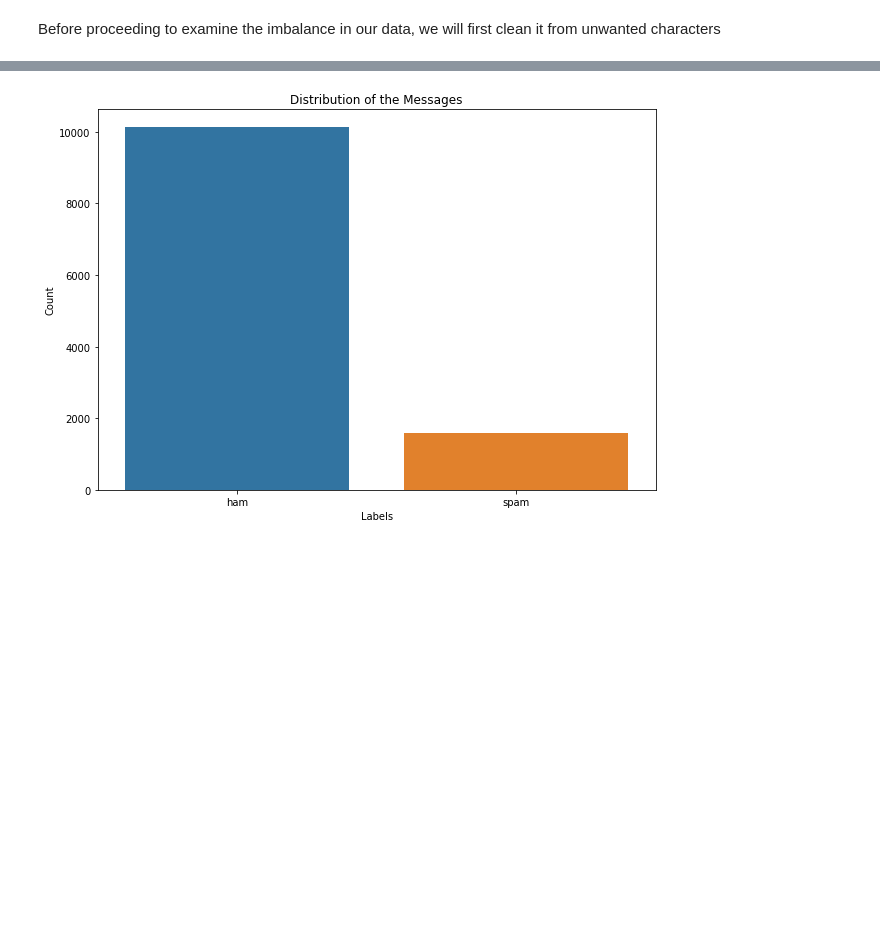
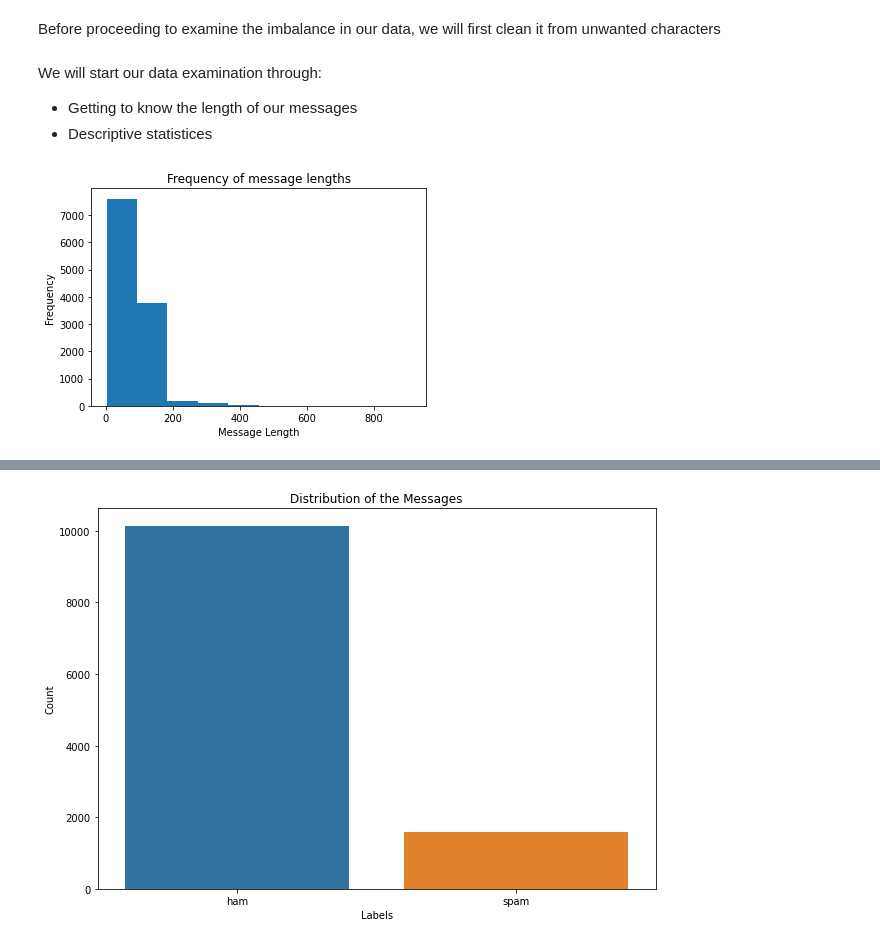
Before and after one commit to SWE-Ahmed/spam-ham-model, a Jupyter notebook: model/spam_ham_model.ipynb, the cells around one changed output, grey strips where cells are left out. Saved outputs shown, nothing was run; the diff lists cells and outputs as text; code cells hidden in the pictures; blank space fills up the shorter version.

```diff
--- a/model/spam_ham_model.ipynb
+++ b/model/spam_ham_model.ipynb
@@ -103,3 +103,23 @@ Before proceeding to examine the imbalance in our data, we will first clean it f
 for i in range(0,sms_big.shape[0]):
     message = re.sub(pattern='[^a-zA-Z]', repl=' ', string=sms_big.message.iloc[i])
     message = message.lower()
+# %% [markdown]
+We will start our data examination through:
+
+- Getting to know the length of our messages
+- Descriptive statistices
+# %%
+# finding the length of our messages
+message_lengths = []
+for row in range(0, len(sms_big)):
+    message_lengths.append(len(sms_big.message.iloc[row]))
+sms_big['length'] = message_lengths
+
+## plot the count plot to show how frequent long and short messages are in the data
+sms_big.length.plot.hist()
+
+plt.title("Frequency of message lengths")
+plt.xlabel("Message Length")
+plt.ylabel("Frequency");
+# %% [output]
+[figure, added]
```
Also changed, not shown: parts of 5 cells of this notebook.
